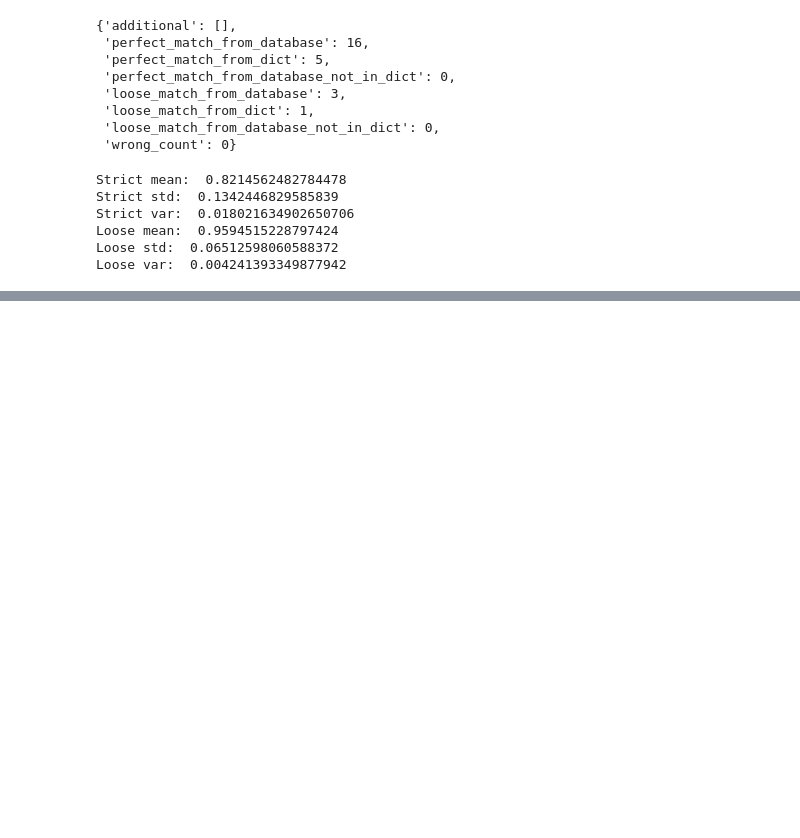
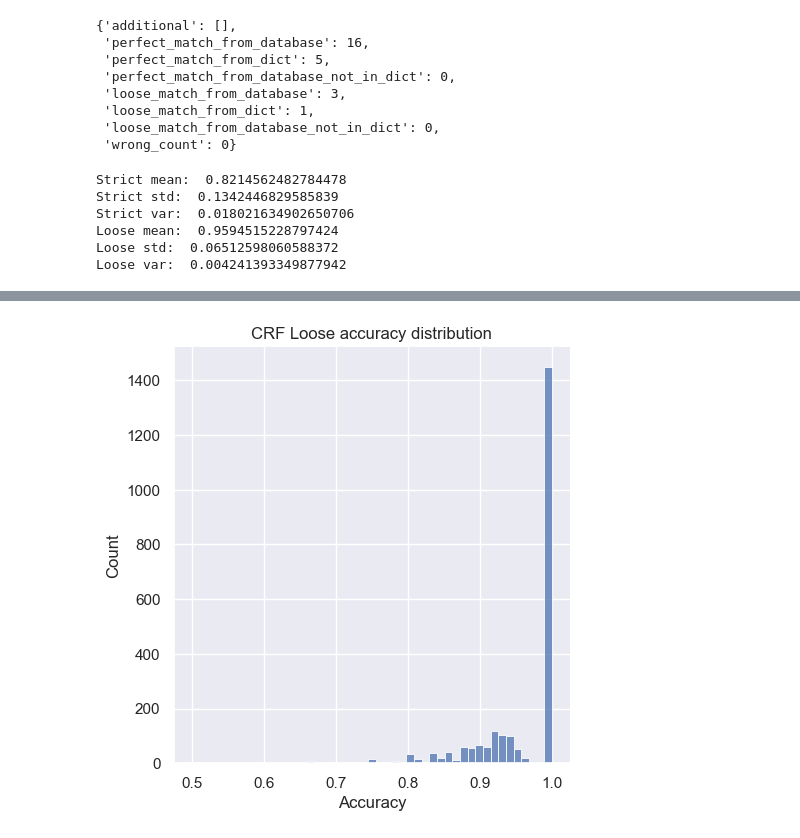
Before and after one commit to Copy-Kat/BPAI1, a Jupyter notebook: crf-experiment.ipynb, the cells around one changed output, grey strips where cells are left out. Cells and saved outputs as stored; diff of their text form; code cells hidden in the pictures; blank space fills up the shorter version.

```diff
--- a/crf-experiment.ipynb
+++ b/crf-experiment.ipynb
@@ -940,0 +935,6 @@ sns.displot(data=df_res, x="Strict accuracy", kde=True)
+# %%
+plot = sns.displot(data=df_res, x="Loose accuracy")
+plot.set(xlabel ="Accuracy", ylabel = "Count", title ='CRF Loose accuracy distribution')
+plt.show()
+# %% [output]
+[figure, added]
```
Also changed, not shown: parts of 13 cells of this notebook, 1 other file.
